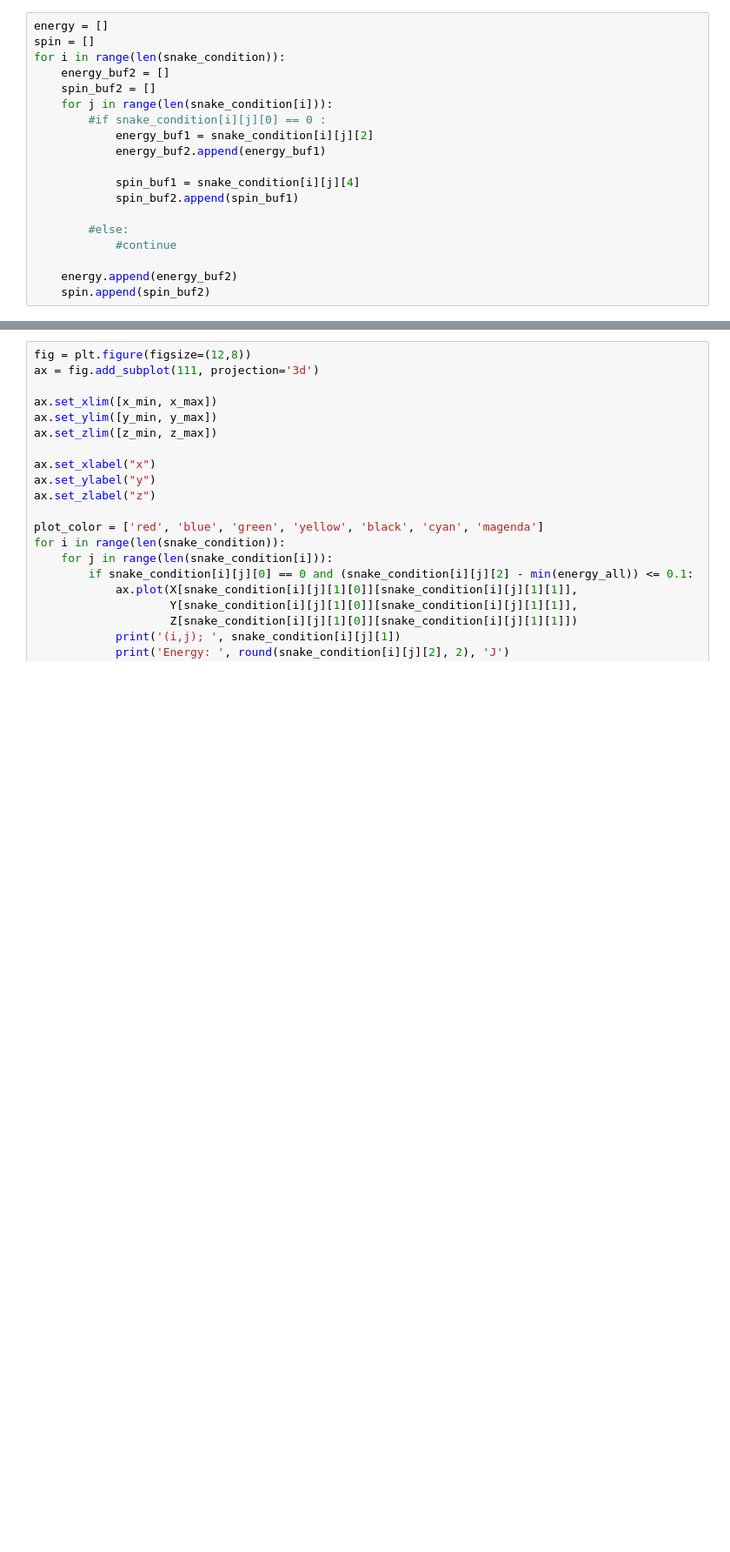
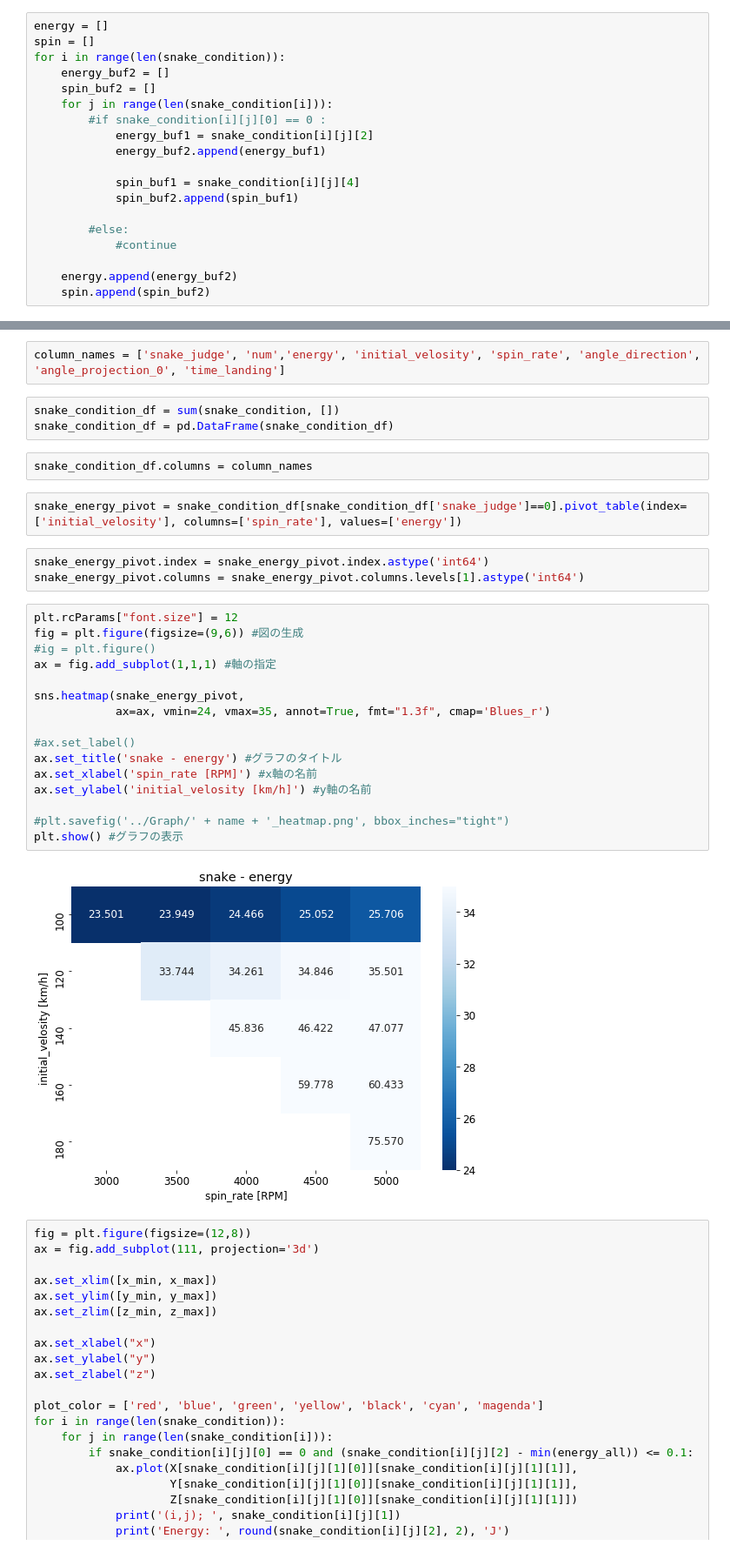
Before and after one commit to hampen2929/tennis, a Jupyter notebook: Python/boomerang_snake.ipynb, the cells around one changed output, grey strips where cells are left out. Shown at 87% size. Saved outputs shown, nothing was run; the diff lists cells and outputs as text; blank space fills up the shorter version.

Commit message:
modify for sumpy version 1.0 and heatmap

```diff
--- a/Python/boomerang_snake.ipynb
+++ b/Python/boomerang_snake.ipynb
@@ -749,3 +652,33 @@ plt.show()
+# %%
+column_names = ['snake_judge', 'num','energy', 'initial_velosity', 'spin_rate', 'angle_direction', 'angle_projection_0', 'time_landing']
+# %%
+snake_condition_df = sum(snake_condition, [])
+snake_condition_df = pd.DataFrame(snake_condition_df)
+# %%
+snake_condition_df.columns = column_names
+# %%
+snake_energy_pivot = snake_condition_df[snake_condition_df['snake_judge']==0].pivot_table(index=['initial_velosity'], columns=['spin_rate'], values=['energy'])
+# %%
+snake_energy_pivot.index = snake_energy_pivot.index.astype('int64')
+snake_energy_pivot.columns = snake_energy_pivot.columns.levels[1].astype('int64')
+# %%
+plt.rcParams["font.size"] = 12
+fig = plt.figure(figsize=(9,6)) #図の生成
+#ig = plt.figure()
+ax = fig.add_subplot(1,1,1) #軸の指定
+
+sns.heatmap(snake_energy_pivot,
+            ax=ax, vmin=24, vmax=35, annot=True, fmt="1.3f", cmap='Blues_r')
+
+#ax.set_label()
+ax.set_title('snake - energy') #グラフのタイトル
+ax.set_xlabel('spin_rate [RPM]') #x軸の名前
+ax.set_ylabel('initial_velosity [km/h]') #y軸の名前
+
+#plt.savefig('../Graph/' + name + '_heatmap.png', bbox_inches="tight")
+plt.show() #グラフの表示
+# %% [output]
+[figure, added]
 # %%
 fig = plt.figure(figsize=(12,8))
 ax = fig.add_subplot(111, projection='3d')
```
Also changed, not shown: parts of 18 cells of this notebook.
